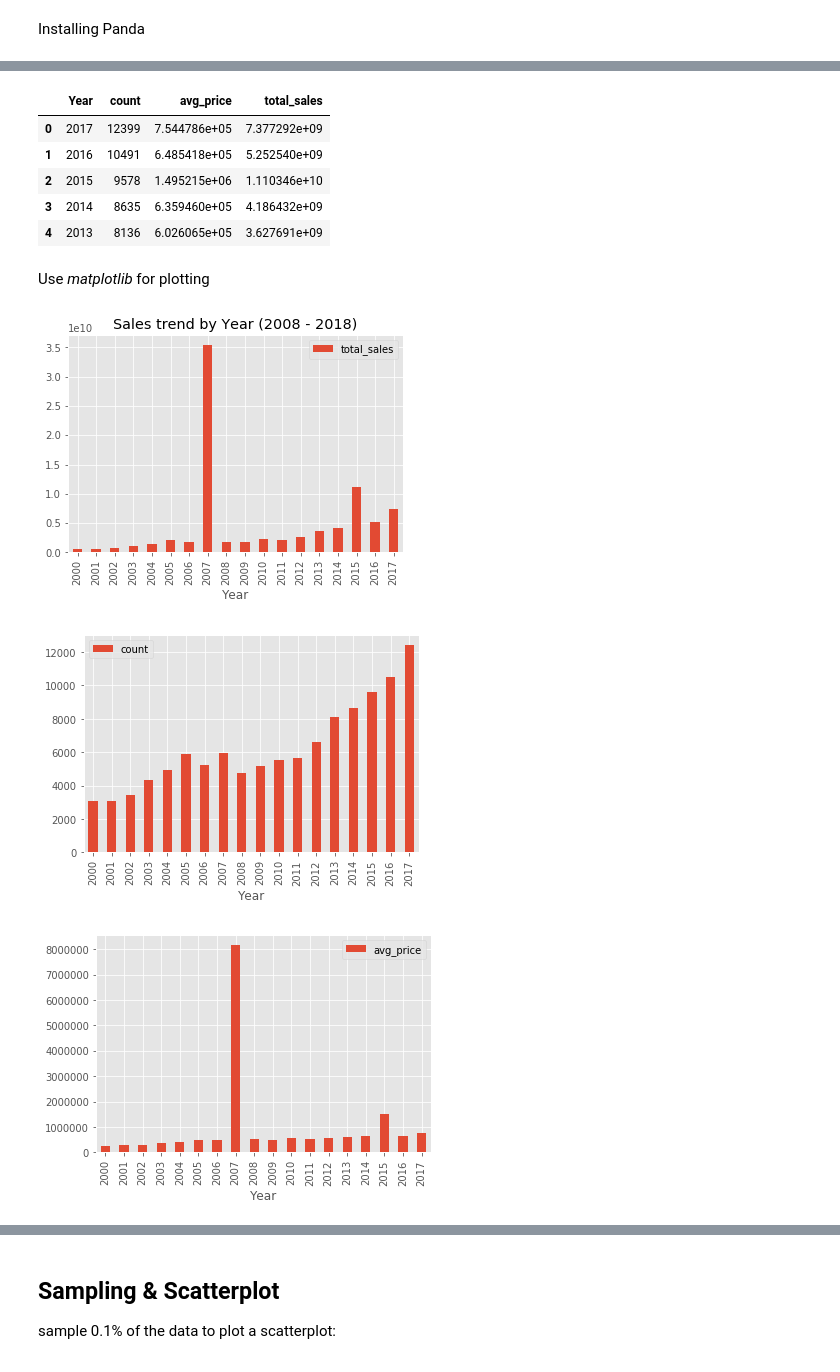
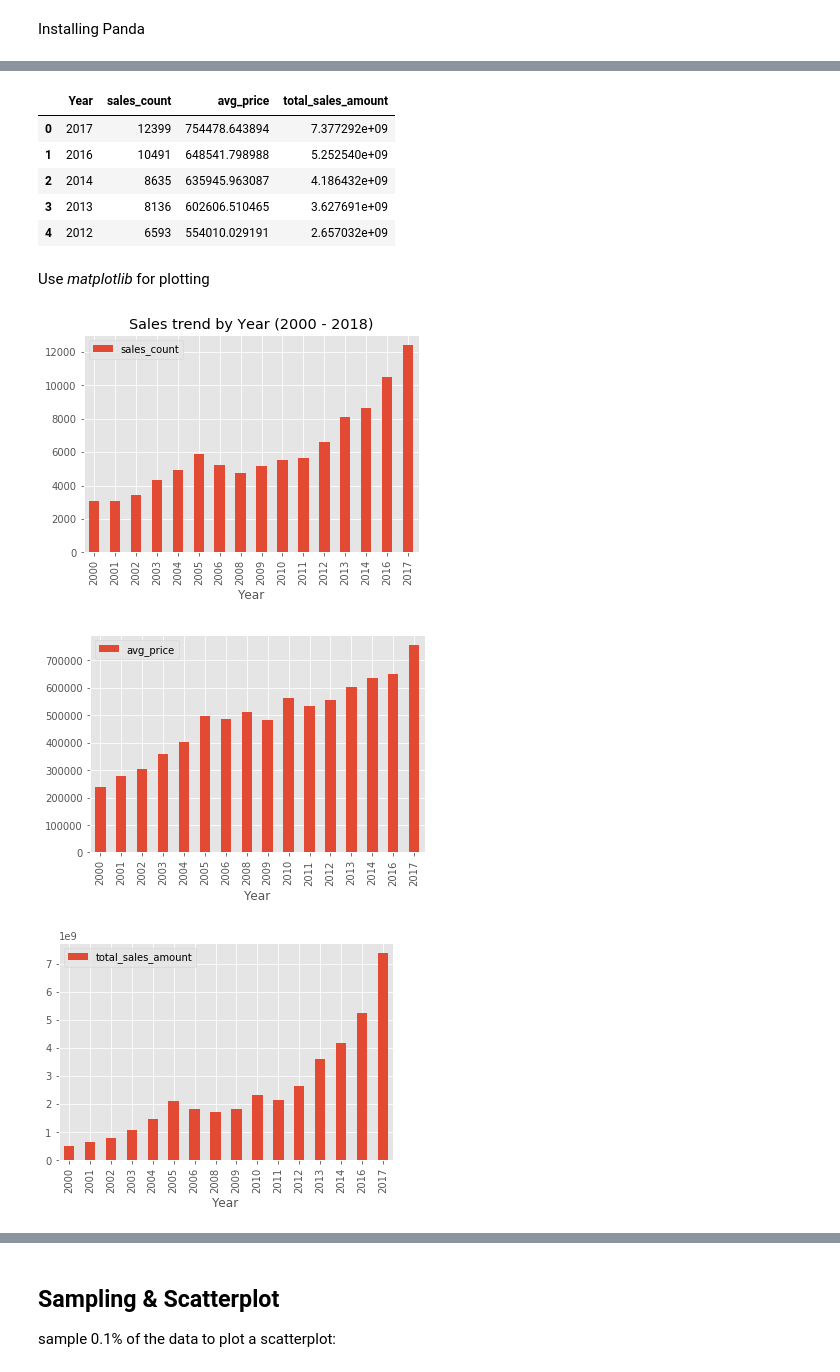
Before and after one commit to elieric/is843, a Jupyter notebook: assignment_1.ipynb, the cells around one changed output, grey strips where cells are left out. Saved outputs shown, nothing was run; the diff lists cells and outputs as text; code cells hidden in the pictures.

```diff
--- a/assignment_1.ipynb
+++ b/assignment_1.ipynb
@@ -168,7 +347,8 @@ sales_for_each_year = df.groupBy(F.year("SALEDATE").alias("Year"))\
                         .agg(F.count("ID").alias("sales_count"),F.avg("PRICE").alias("avg_price"), F.sum("PRICE").alias("total_sales_amount"))\
                         .where(F.col("Year") >= 2000)\
                         .where(F.col("Year") <= 2017)\
-                        .where(F.col("Year") != 2007)\
+                        .where(F.col("Year") != 2007 )\
+                        .where(F.col("Year") != 2015 )\
                         .orderBy(F.desc("Year"))
 sales_for_each_year.show()
 # %% [output]
@@ -193,24 +376,24 @@ sales_for_each_year.show()
 py_dc_data = sales_for_each_year.toPandas()
 py_dc_data.head()
 # %% [output]
-|  | Year | count | avg_price | total_sales |
-| 0 | 2017 | 12399 | 7.544786e+05 | 7.377292e+09 |
-| 1 | 2016 | 10491 | 6.485418e+05 | 5.252540e+09 |
-| 2 | 2015 | 9578 | 1.495215e+06 | 1.110346e+10 |
-| 3 | 2014 | 8635 | 6.359460e+05 | 4.186432e+09 |
-| 4 | 2013 | 8136 | 6.026065e+05 | 3.627691e+09 |
+|  | Year | sales_count | avg_price | total_sales_amount |
+| 0 | 2017 | 12399 | 754478.643894 | 7.377292e+09 |
+| 1 | 2016 | 10491 | 648541.798988 | 5.252540e+09 |
+| 2 | 2014 | 8635 | 635945.963087 | 4.186432e+09 |
+| 3 | 2013 | 8136 | 602606.510465 | 3.627691e+09 |
+| 4 | 2012 | 6593 | 554010.029191 | 2.657032e+09 |
 # %% [markdown]
 Use *matplotlib* for plotting
 # %%
 %matplotlib inline
 import matplotlib.pyplot as plt
 plt.style.use('ggplot')
 df1 = py_dc_data.set_index('Year')
 df1[["sales_count" ]].plot.bar().invert_xaxis()
-plt.title('Sales trend by Year (2008 - 2018)')
+plt.title('Sales trend by Year (2000 - 2018)')
 df1[["avg_price" ]].plot.bar().invert_xaxis()
 df1[["total_sales_amount" ]].plot.bar().invert_xaxis()
 # %% [output]
-[figure, old version]
+[figure, new version]
-[figure, old version]
+[figure, new version]
-[figure, old version]
+[figure, new version]
```
Also changed, not shown: parts of 26 cells of this notebook, 1 other file.
